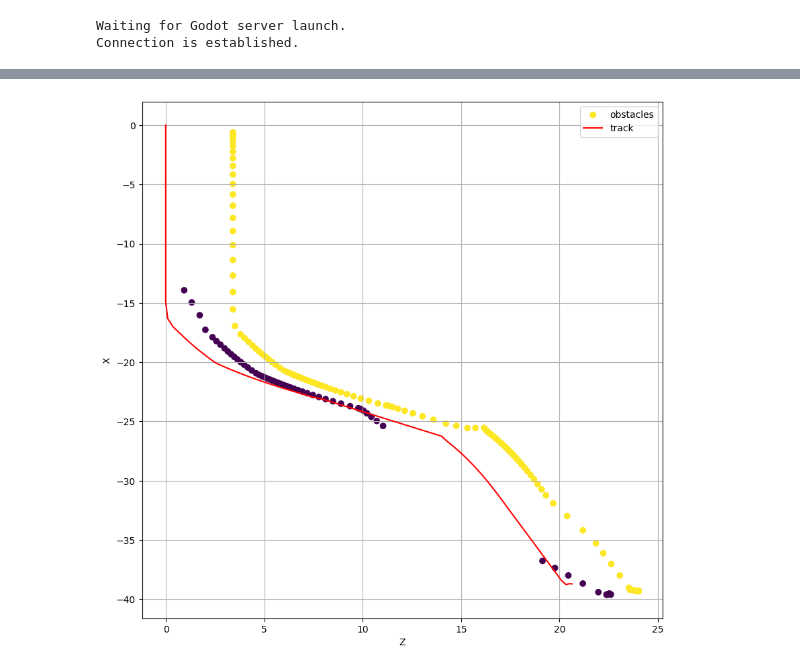
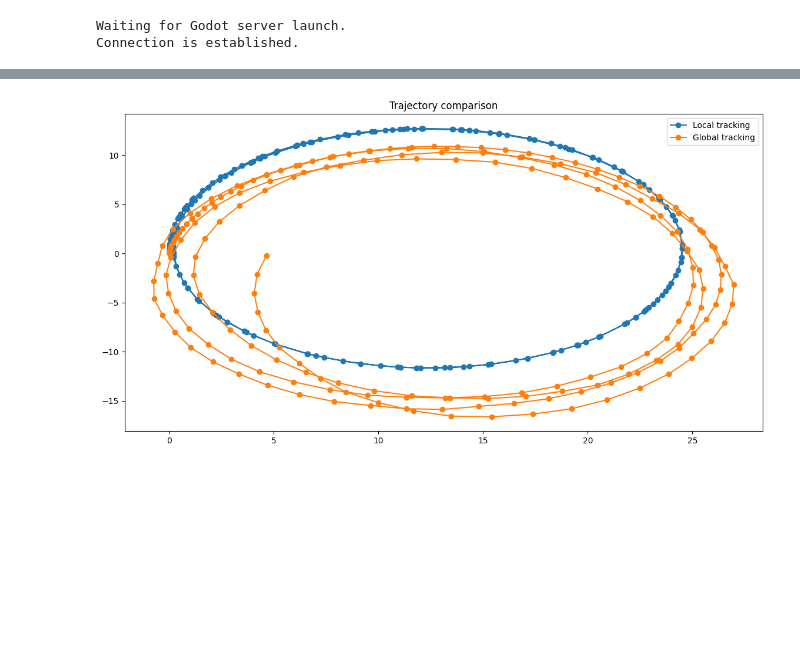
Before and after one commit to ChernyakKonstantin/Self-driving-RL-car, a Jupyter notebook: ogm/test.ipynb, the cells around one changed output, grey strips where cells are left out. Drawn from its saved outputs; the diff is of its cells as text; code cells hidden in the pictures; blank space fills up the shorter version.

```diff
--- a/ogm/test.ipynb
+++ b/ogm/test.ipynb
@@ -60,0 +52,21 @@ for _ in range(120):
+# %%
+steering_deltas = []
+for i in range(200):
+    delta = (math.cos(i) - 1) * 0.03
+    steering_deltas.append(delta)
+
+# steering_deltas = [0.01 for _ in range(50)]
+
+global_coordinates = []
+internal_coordinates = []
+parking_sensors = []
+coeff = 1
+for i in tqdm(range(len(steering_deltas))):
+    action = {
+        "steering_delta": steering_deltas[i],
+        "engine_force_delta": 20, #choice([-1/50, 1/50]),
+    }
+    global_coordinates_, internal_coordinates_, parking_sensors_ = step(action)
+    global_coordinates.append(global_coordinates_)
+    internal_coordinates.append(internal_coordinates_)
+    parking_sensors.append(parking_sensors_)
@@ -61 +108,10 @@ for _ in range(120):
+# %%
+fig, ax = plt.subplots(1, figsize=(14,7))
+ax.plot(i_xs, i_ys, marker="o", label="Local tracking")
+ax.plot(g_zs, g_xs, marker="o", label="Global tracking")
+ax.legend()
+plt.title("Trajectory comparison")
+plt.show()
+# %% [output]
+[figure, added]
 # %%
@@ -108,12 +159,10 @@ for sensor_data, car_pos in zip(parking_sensors, global_coordinates):
 # %%
-fig = plt.figure(figsize=(10,10))
-plt.xlabel("Z")
-plt.ylabel("X")
-plt.scatter(zs, xs, label="obstacles", c=cs)
-plt.plot([p.z for p in global_coordinates], [p.x for p in global_coordinates], color="red", label="track")
-# plt.arrow(0, 0, 10, 10, head_width=2, overhang=1)
-plt.legend()
-plt.grid()
-plt.show()
+# fig = plt.figure(figsize=(10,10))
+# plt.xlabel("Z")
+# plt.ylabel("X")
+# plt.scatter(zs, xs, label="obstacles", c=cs)
+# plt.plot([p.z for p in global_coordinates], [p.x for p in global_coordinates], color="red", label="track")
+
+# plt.legend()
+# plt.grid()
+# plt.show()
-# %% [output]
-[figure, removed]
```
Also changed, not shown: parts of 7 cells of this notebook, 3 other files.
